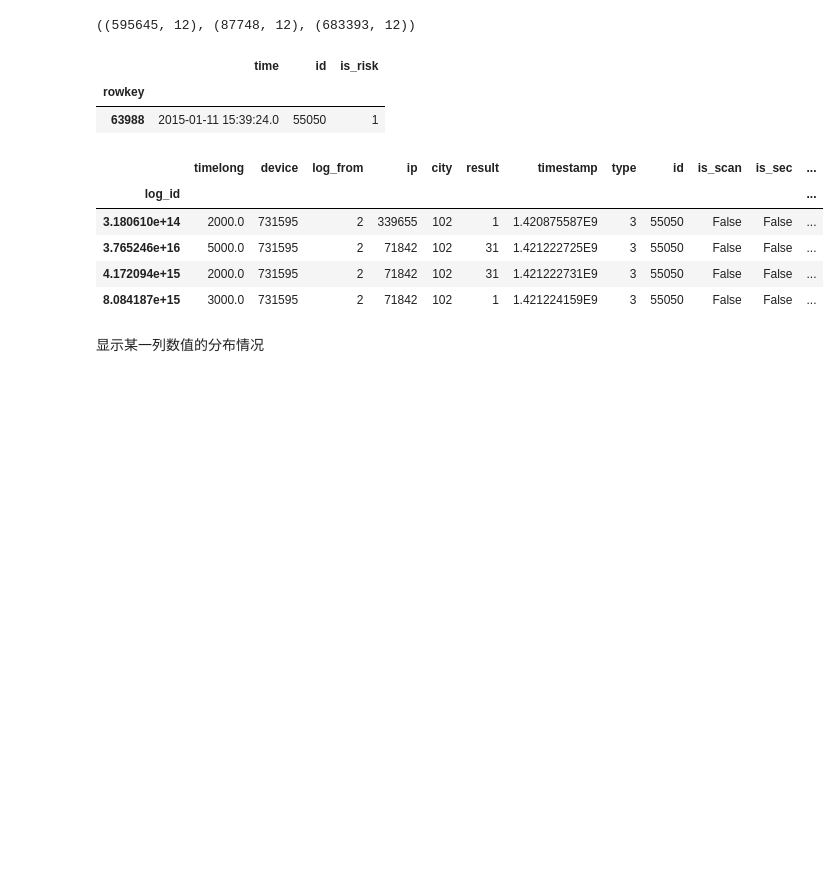
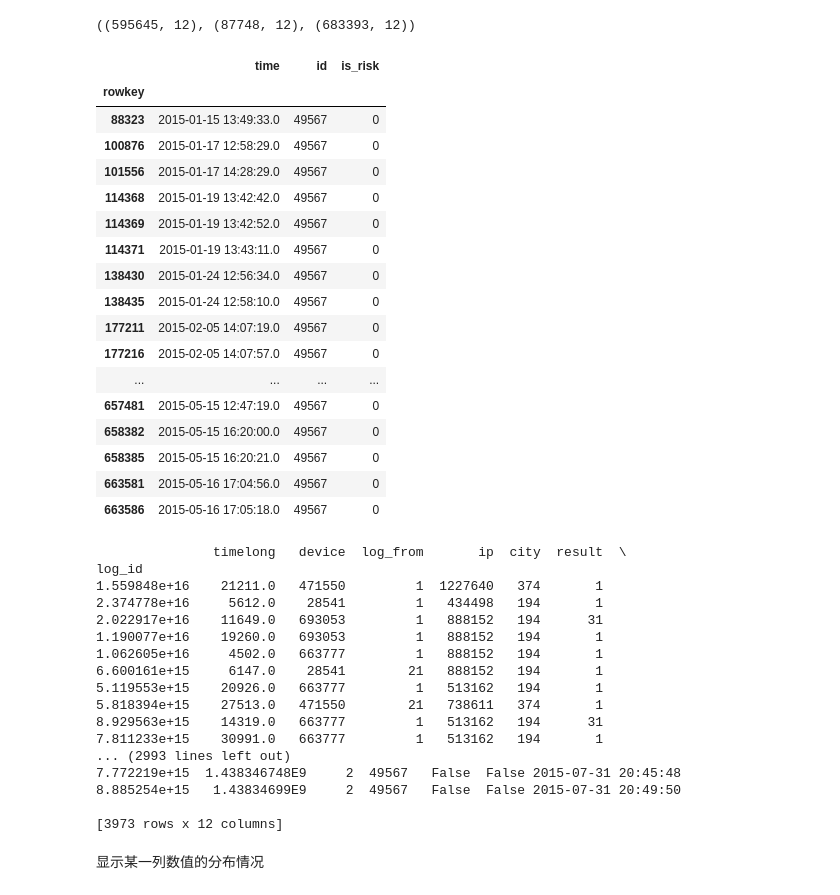
Before and after one commit to tusonggao/Kaggle_code, a Jupyter notebook: jd_contest/jd_contest.ipynb, the cells around one changed output. Saved outputs shown, nothing was run; the diff lists cells and outputs as text; code cells hidden in the pictures; blank space fills up the shorter version.

```diff
--- a/jd_contest/jd_contest.ipynb
+++ b/jd_contest/jd_contest.ipynb
@@ -5,7 +5,7 @@ import matplotlib.pyplot as plt
 %matplotlib inline
 
 #pd.set_option('max_info_rows', 500)
-pd.set_option('display.max_rows', 500)
+pd.set_option('display.max_rows', 1500)
 # %%
 trade_df = pd.read_csv('./data/Risk_Detection_Qualification/t_trade.csv', index_col='rowkey', dtype={'id': np.str})
 trade_test_df = pd.read_csv('./data/Risk_Detection_Qualification/t_trade_test.csv', index_col='rowkey', dtype={'id': np.str})
@@ -26,29 +26,57 @@ login_df.shape, login_test_df.shape, merged_login_df.shape
 # %%
 # 得到一列不同的值
 login_df['result'].unique()
 login_df['id'].unique()
 len(login_df['city'].unique()), len(login_df.index)
 trade_df.count()
-trade_df[trade_df.id=='55050'].sort_values(by='time', ascending = True)
+trade_df[trade_df.id=='49567'].sort_values(by='time', ascending = True)
 # %% [output]
 |  | time | id | is_risk |
 | rowkey |  |  |  |
-| 63988 | 2015-01-11 15:39:24.0 | 55050 | 1 |
+| 88323 | 2015-01-15 13:49:33.0 | 49567 | 0 |
+| 100876 | 2015-01-17 12:58:29.0 | 49567 | 0 |
+| 101556 | 2015-01-17 14:28:29.0 | 49567 | 0 |
+| 114368 | 2015-01-19 13:42:42.0 | 49567 | 0 |
+| 114369 | 2015-01-19 13:42:52.0 | 49567 | 0 |
+| 114371 | 2015-01-19 13:43:11.0 | 49567 | 0 |
+| 138430 | 2015-01-24 12:56:34.0 | 49567 | 0 |
+| 138435 | 2015-01-24 12:58:10.0 | 49567 | 0 |
+| 177211 | 2015-02-05 14:07:19.0 | 49567 | 0 |
+| 177216 | 2015-02-05 14:07:57.0 | 49567 | 0 |
+| ... | ... | ... | ... |
+| 657481 | 2015-05-15 12:47:19.0 | 49567 | 0 |
+| 658382 | 2015-05-15 16:20:00.0 | 49567 | 0 |
+| 658385 | 2015-05-15 16:20:21.0 | 49567 | 0 |
+| 663581 | 2015-05-16 17:04:56.0 | 49567 | 0 |
+| 663586 | 2015-05-16 17:05:18.0 | 49567 | 0 |
 # %%
-merged_login_df[merged_login_df.id=='55050'].sort_values(by='time', ascending = True)
+merged_login_df[merged_login_df.id=='49567'].sort_values(by='time', ascending = True)
 # merged_login_df[merged_login_df.device==998778].sort_values(by='time', ascending = True)
 # merged_login_df[merged_login_df.ip==861771].sort_values(by='time', ascending = True)
 # merged_login_df[merged_login_df.city==238].sort_values(by='time', ascending = True)
 # merged_login_df[merged_login_df.device==731595].sort_values(by='time', ascending = True)
 # merged_login_df[merged_login_df.device==731595].sort_values(by='time', ascending = True)
+# merged_login_df[merged_login_df.result==6].sort_values(by='time', ascending = True)
 # merged_login_df[merged_login_df.timelong>=1593400.0].sort_values(by='time', ascending = True)
+# login_test_df[merged_login_df.device==1059981].sort_values(by='time', ascending = True)
 # %% [output]
-|  | timelong | device | log_from | ip | city | result | timestamp | type | id | is_scan | is_sec | ... |
-| log_id |  |  |  |  |  |  |  |  |  |  |  | ... |
-| 3.180610e+14 | 2000.0 | 731595 | 2 | 339655 | 102 | 1 | 1.420875587E9 | 3 | 55050 | False | False | ... |
-| 3.765246e+16 | 5000.0 | 731595 | 2 | 71842 | 102 | 31 | 1.421222725E9 | 3 | 55050 | False | False | ... |
-| 4.172094e+15 | 2000.0 | 731595 | 2 | 71842 | 102 | 31 | 1.421222731E9 | 3 | 55050 | False | False | ... |
-| 8.084187e+15 | 3000.0 | 731595 | 2 | 71842 | 102 | 1 | 1.421224159E9 | 3 | 55050 | False | False | ... |
+               timelong   device  log_from       ip  city  result  \
+log_id
+1.559848e+16    21211.0   471550         1  1227640   374       1
+2.374778e+16     5612.0    28541         1   434498   194       1
+2.022917e+16    11649.0   693053         1   888152   194      31
+1.190077e+16    19260.0   693053         1   888152   194       1
+1.062605e+16     4502.0   663777         1   888152   194       1
+6.600161e+15     6147.0    28541        21   888152   194       1
+5.119553e+15    20926.0   663777         1   513162   194       1
+5.818394e+15    27513.0   471550        21   738611   374       1
+8.929563e+15    14319.0   663777         1   513162   194      31
+7.811233e+15    30991.0   663777         1   513162   194       1
+... (2993 lines left out)
+7.772219e+15  1.438346748E9     2  49567   False  False 2015-07-31 20:45:48
+8.885254e+15   1.43834699E9     2  49567   False  False 2015-07-31 20:49:50
+
+[3973 rows x 12 columns]
 # %% [markdown]
 显示某一列数值的分布情况
 # %%
```
Also changed, not shown: parts of 7 cells of this notebook.
